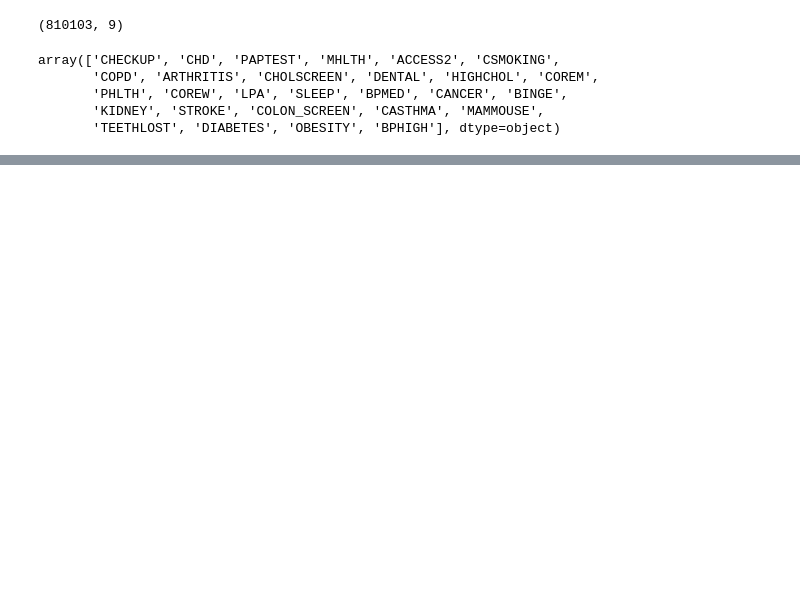
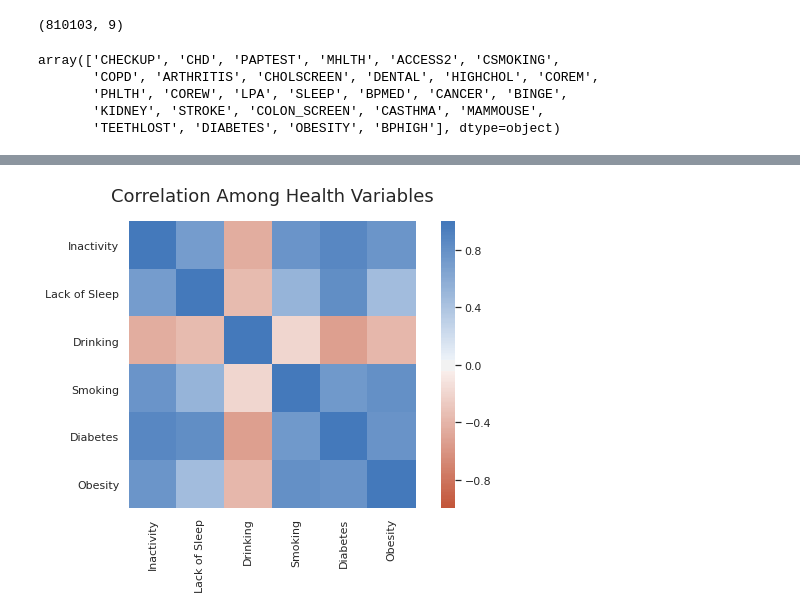
Before and after one commit to moonbeam5115/DiabetesFactorsAnalysis, a Jupyter notebook: notebooks/DiabetesFactorsAnanlysis.ipynb, the cells around one changed output, grey strips where cells are left out. Saved outputs shown, nothing was run; the diff lists cells and outputs as text; code cells hidden in the pictures; blank space fills up the shorter version.

```diff
--- a/notebooks/DiabetesFactorsAnanlysis.ipynb
+++ b/notebooks/DiabetesFactorsAnanlysis.ipynb
@@ -449,0 +237,11 @@ Smoking Sigma:  3.083568766364308
+# %%
+#Join relevant Columns into a DataFrame
+total_factors_df = join_dataframes(cdc_data_dict, ['Inactivity', 'Lack of Sleep', 'Drinking', 'Smoking', 'Diabetes', 'Obesity'])
+
+total_factors_df = pd.DataFrame(total_factors_df).transpose()
+# %%
+#Make heat map for 500 Cities Relevant factors
+corr_hlth_var_Fig_02 = make_heat_map(total_factors_df)
+corr_hlth_var_Fig_02.savefig('img/CorrHlthVar02', dpi=200, bbox_inches='tight')
+# %% [output]
+[figure, added]
```
Also changed, not shown: parts of 47 cells of this notebook, 3 other files.
